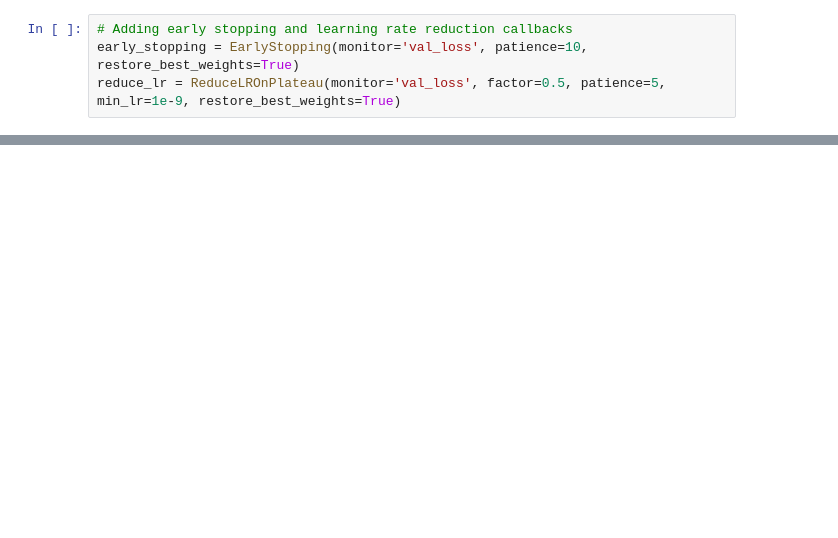
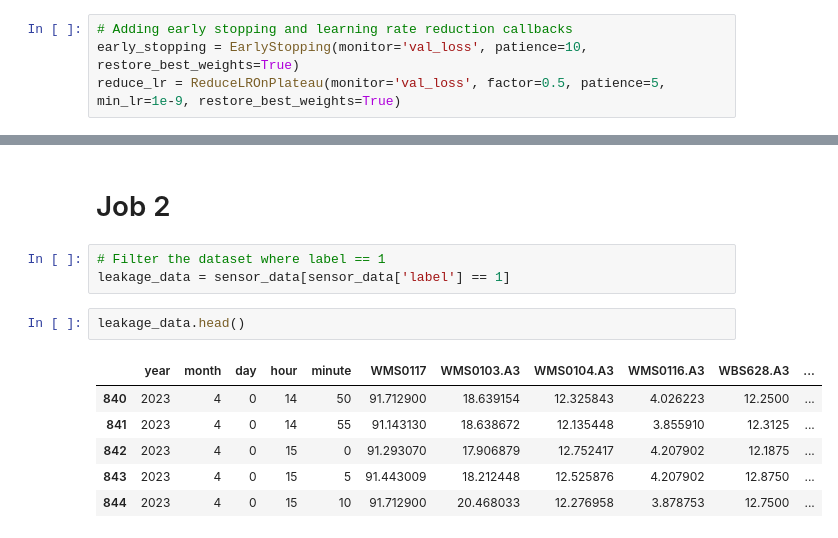
Before and after one commit to sushilsundar/DataScienceTask, a Jupyter notebook: Job1.ipynb, the cells around one changed output, grey strips where cells are left out. Drawn from its saved outputs; the diff is of its cells as text; blank space fills up the shorter version.

```diff
--- a/Job1.ipynb
+++ b/Job1.ipynb
@@ -166,0 +176,14 @@ Test Accuracy: 0.7612398266792297
+# %% [markdown]
+# Job 2
+# %%
+# Filter the dataset where label == 1
+leakage_data = sensor_data[sensor_data['label'] == 1]
+# %%
+leakage_data.head()
+# %% [output]
+|  | year | month | day | hour | minute | WMS0117 | WMS0103.A3 | WMS0104.A3 | WMS0116.A3 | WBS628.A3 | ... |
+| 840 | 2023 | 4 | 0 | 14 | 50 | 91.712900 | 18.639154 | 12.325843 | 4.026223 | 12.2500 | ... |
+| 841 | 2023 | 4 | 0 | 14 | 55 | 91.143130 | 18.638672 | 12.135448 | 3.855910 | 12.3125 | ... |
+| 842 | 2023 | 4 | 0 | 15 | 0 | 91.293070 | 17.906879 | 12.752417 | 4.207902 | 12.1875 | ... |
+| 843 | 2023 | 4 | 0 | 15 | 5 | 91.443009 | 18.212448 | 12.525876 | 4.207902 | 12.8750 | ... |
+| 844 | 2023 | 4 | 0 | 15 | 10 | 91.712900 | 20.468033 | 12.276958 | 3.878753 | 12.7500 | ... |
```
Also changed, not shown: parts of 25 cells of this notebook.
